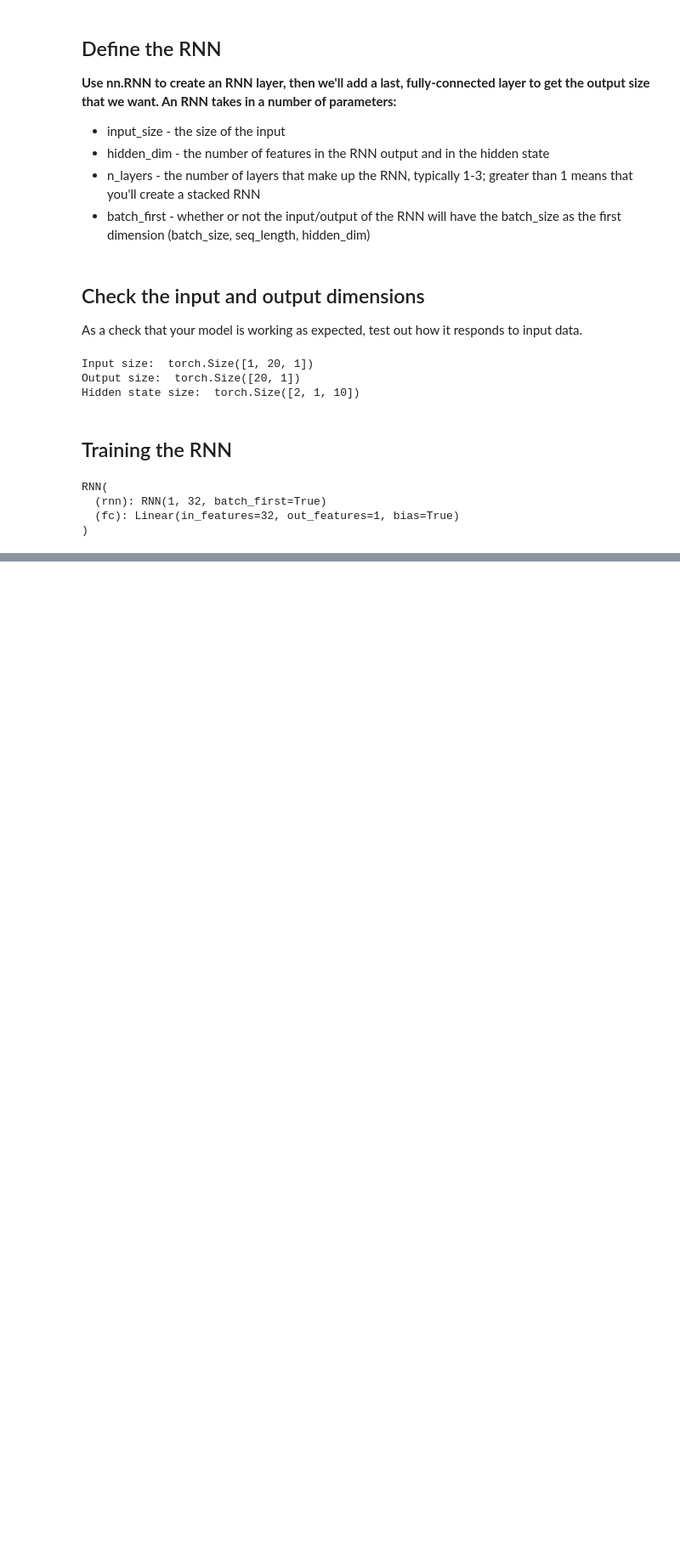
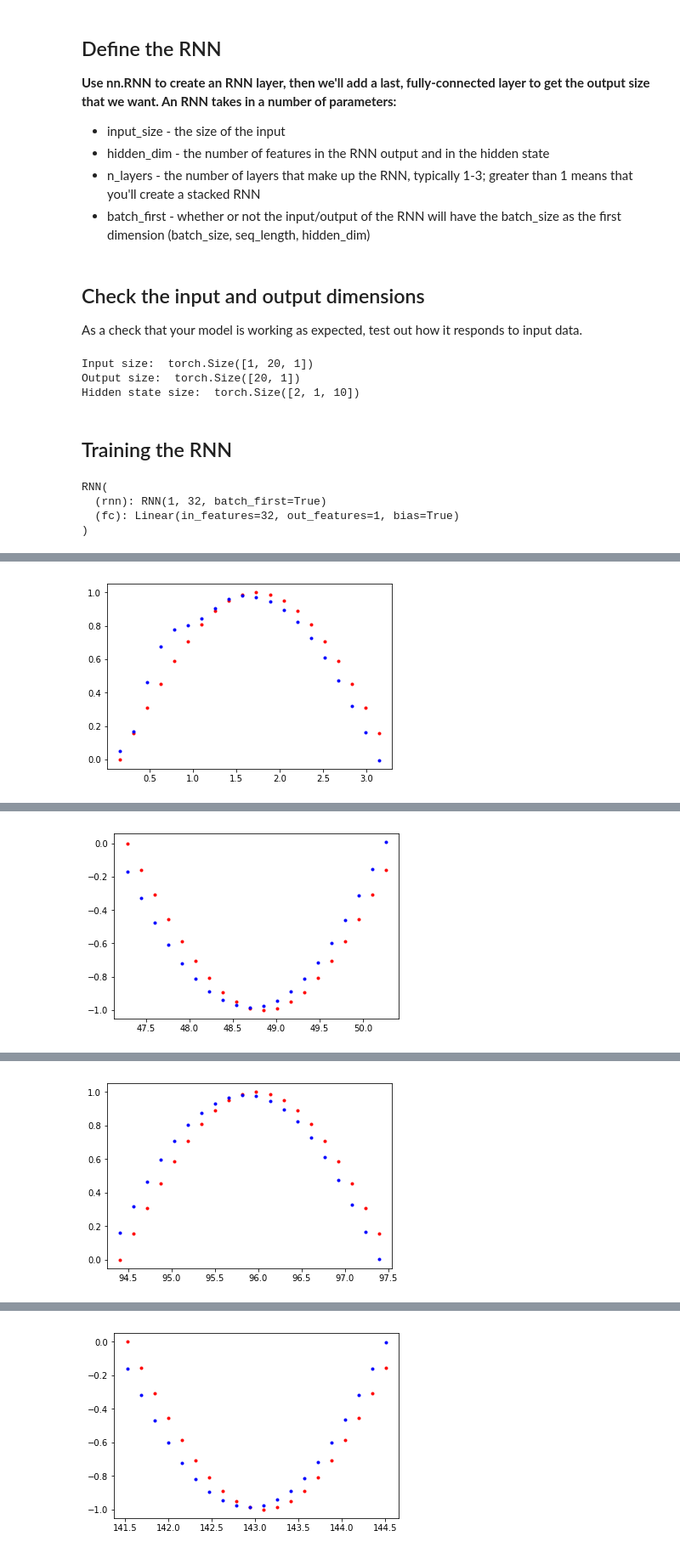
Before and after one commit to AkankshaShrimal/Deep-Learning-Pytorch-Step-Wise-Learning, a Jupyter notebook: Recurrent Neural Network/Time Series Prediction using RNN.ipynb, the cells around one changed output, grey strips where cells are left out. Shown: that part at 85% size. Saved outputs shown, nothing was run; the diff lists cells and outputs as text; code cells hidden in the pictures; blank space fills up the shorter version.

```diff
--- a/Recurrent Neural Network/Time Series Prediction using RNN.ipynb
+++ b/Recurrent Neural Network/Time Series Prediction using RNN.ipynb
@@ -120,0 +128,5 @@ RNN(
+# %%
+# Mean Squared Error and Adam optimizer
+criterion = nn.MSELoss()
+
+optimizer = torch.optim.Adam(rnn.parameters(), lr= 0.01)
@@ -120,0 +187,7 @@ RNN(
+# %%
+# train the rnn and monitor results
+n_steps = 75
+print_every = 15
+
+trained_rnn = train(rnn, n_steps, print_every)
+# %% [output]
@@ -120,0 +195 @@ RNN(
+[figure, added]
@@ -120,0 +197 @@ RNN(
+[figure, added]
@@ -120,0 +199 @@ RNN(
+[figure, added]
@@ -120,0 +201 @@ RNN(
+[figure, added]
```
Also changed, not shown: parts of 4 cells of this notebook, 2 other files.
